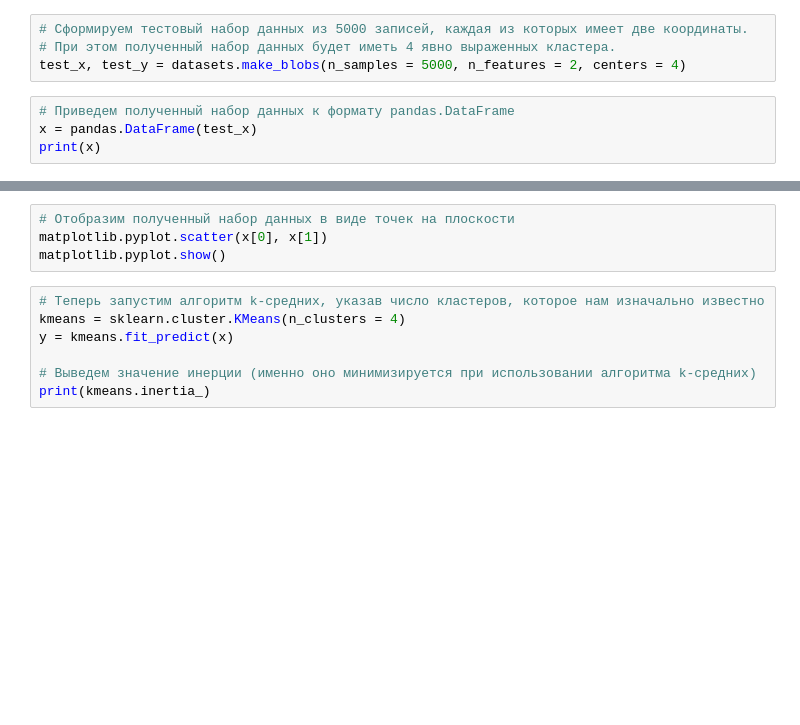
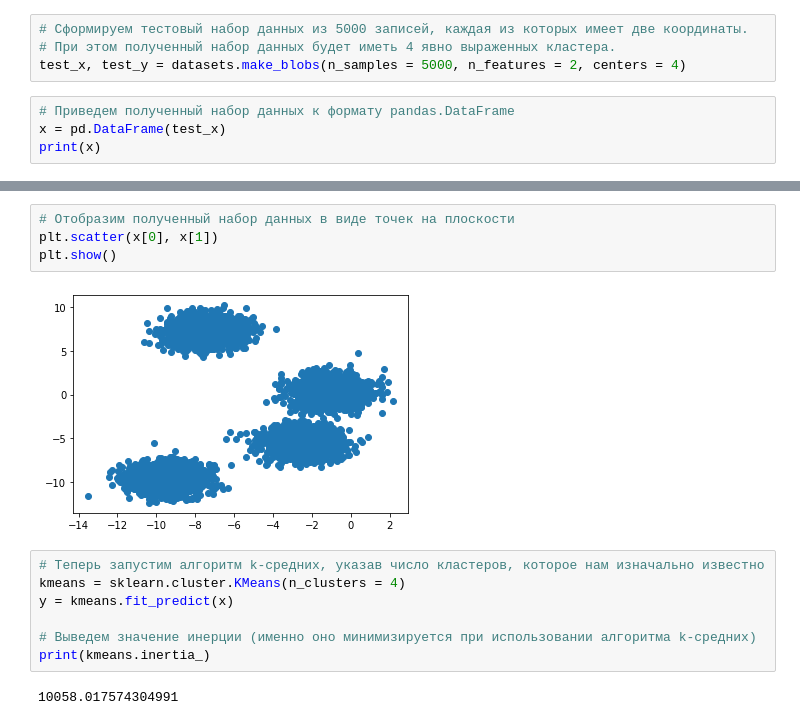
Before and after one commit to quiet-cmd/EmptyJupyterNoteebookForBinder, a Jupyter notebook: lesson_7/k_means.ipynb, the cells around one changed output, grey strips where cells are left out. Saved outputs shown, nothing was run; the diff lists cells and outputs as text; blank space fills up the shorter version.

```diff
--- a/lesson_7/k_means.ipynb
+++ b/lesson_7/k_means.ipynb
@@ -12,5 +12,5 @@ from sklearn import datasets
 test_x, test_y = datasets.make_blobs(n_samples = 5000, n_features = 2, centers = 4)
 # %%
 # Приведем полученный набор данных к формату pandas.DataFrame
-x = pandas.DataFrame(test_x)
+x = pd.DataFrame(test_x)
 print(x)
@@ -17,7 +32,9 @@ print(x)
 # %%
 # Отобразим полученный набор данных в виде точек на плоскости
-matplotlib.pyplot.scatter(x[0], x[1])
-matplotlib.pyplot.show()
+plt.scatter(x[0], x[1])
+plt.show()
+# %% [output]
+[figure, added]
 # %%
 # Теперь запустим алгоритм k-средних, указав число кластеров, которое нам изначально известно
 kmeans = sklearn.cluster.KMeans(n_clusters = 4)
@@ -25,5 +42,7 @@ y = kmeans.fit_predict(x)
 
 # Выведем значение инерции (именно оно минимизируется при использовании алгоритма k-средних)
 print(kmeans.inertia_)
+# %% [output]
+10058.017574304991
 # %%
 # Отобразим набор данных, используя разные цвета для разных кластеров
```
Also changed, not shown: parts of 9 cells of this notebook.
